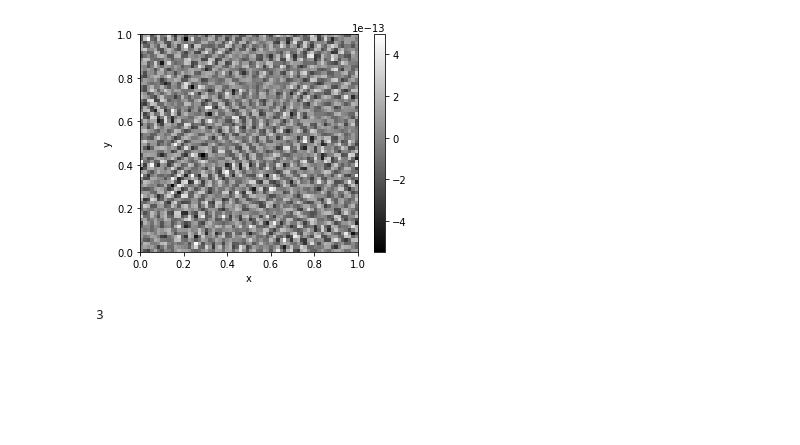
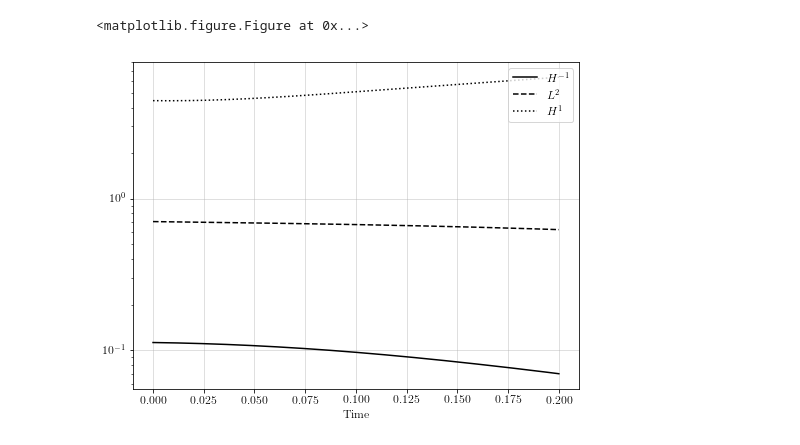
Before and after one commit to cjm715/lit, a Jupyter notebook: sim_simple.ipynb, the cells around one changed output. Saved outputs shown, nothing was run; the diff lists cells and outputs as text; code cells hidden in the pictures; blank space fills up the shorter version.

```diff
--- a/sim_simple.ipynb
+++ b/sim_simple.ipynb
@@ -6,10 +6,12 @@ import numpy as np
 import matplotlib.pyplot as plt
 from copy import copy
 
+import time
+
 # Parameters
 L = 1.0
 N = 64
-Pe = 1000.0
+Pe = 100.0
 kappa = 1.0/Pe
 U=1.0
 
@@ -29,11 +31,6 @@ def lit_op(scalar):
 def sin_op(scalar):
     return okit.sin_flow_op(scalar)
 
-time = np.linspace(0,2.0,2000)
+time = np.linspace(0,0.2,200)
 th0 = RK4_timestepper(sin_op,th0,0.001)
 th = RK4(lit_op,th0,time)
-# %%
-st.plot(np.real(th[-1]))
-plt.show()
-# %% [output]
-[figure, removed]
@@ -44,4 +37,10 @@ first_index_size,_,_ = np.shape(a)
-# %%
-print(first_index_size)
-# %% [output]
-3
+# %%
+from post_processing import plot_norms, compute_norms
+
+plt.figure(figsize = (8,6))
+
+plot_norms(time,th,N,L,high_quality = True)
+plt.show()
+# %% [output]
+<matplotlib.figure.Figure at 0x...>
+[figure, added]
```
Also changed, not shown: parts of 4 cells of this notebook, 3 other files.
